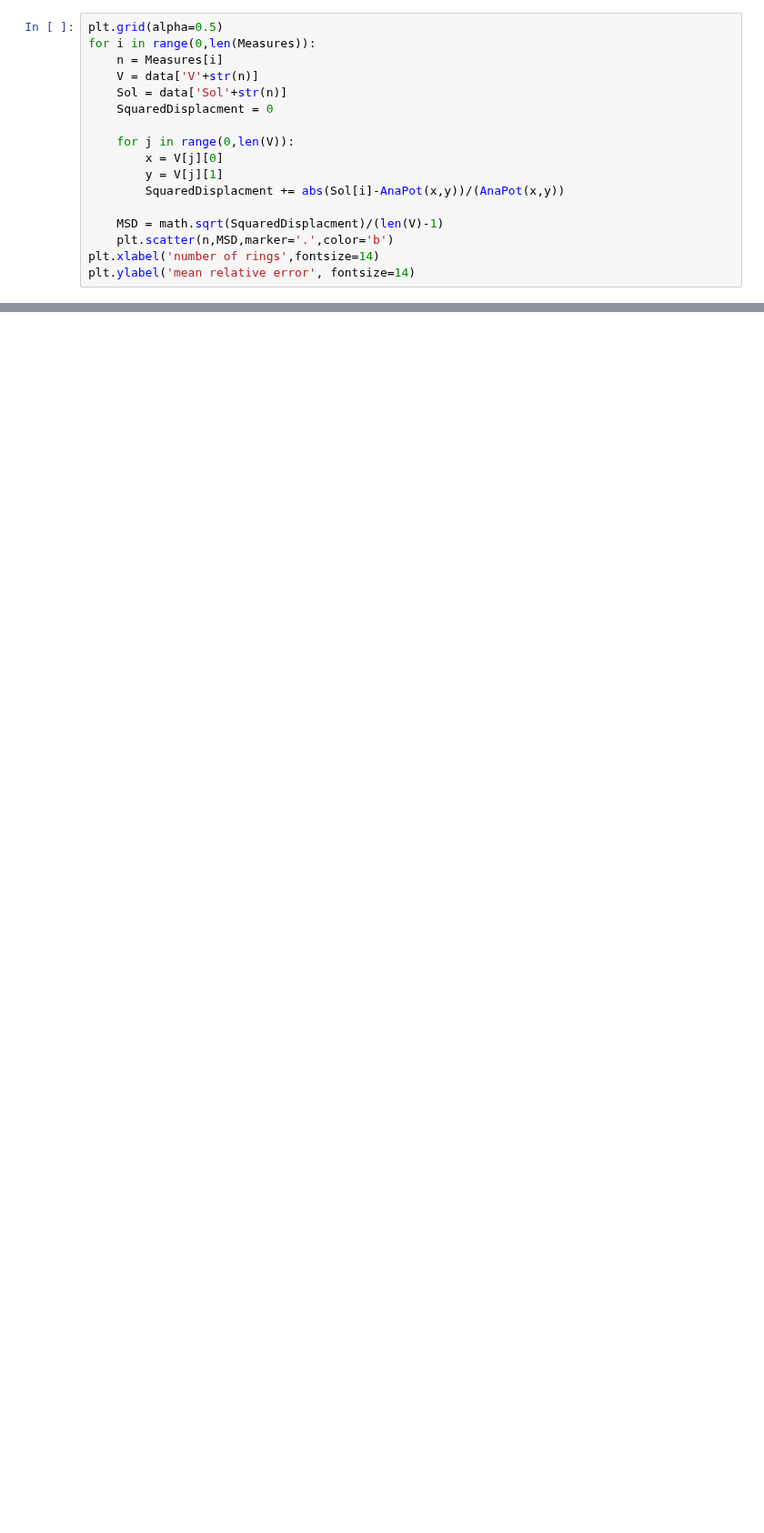
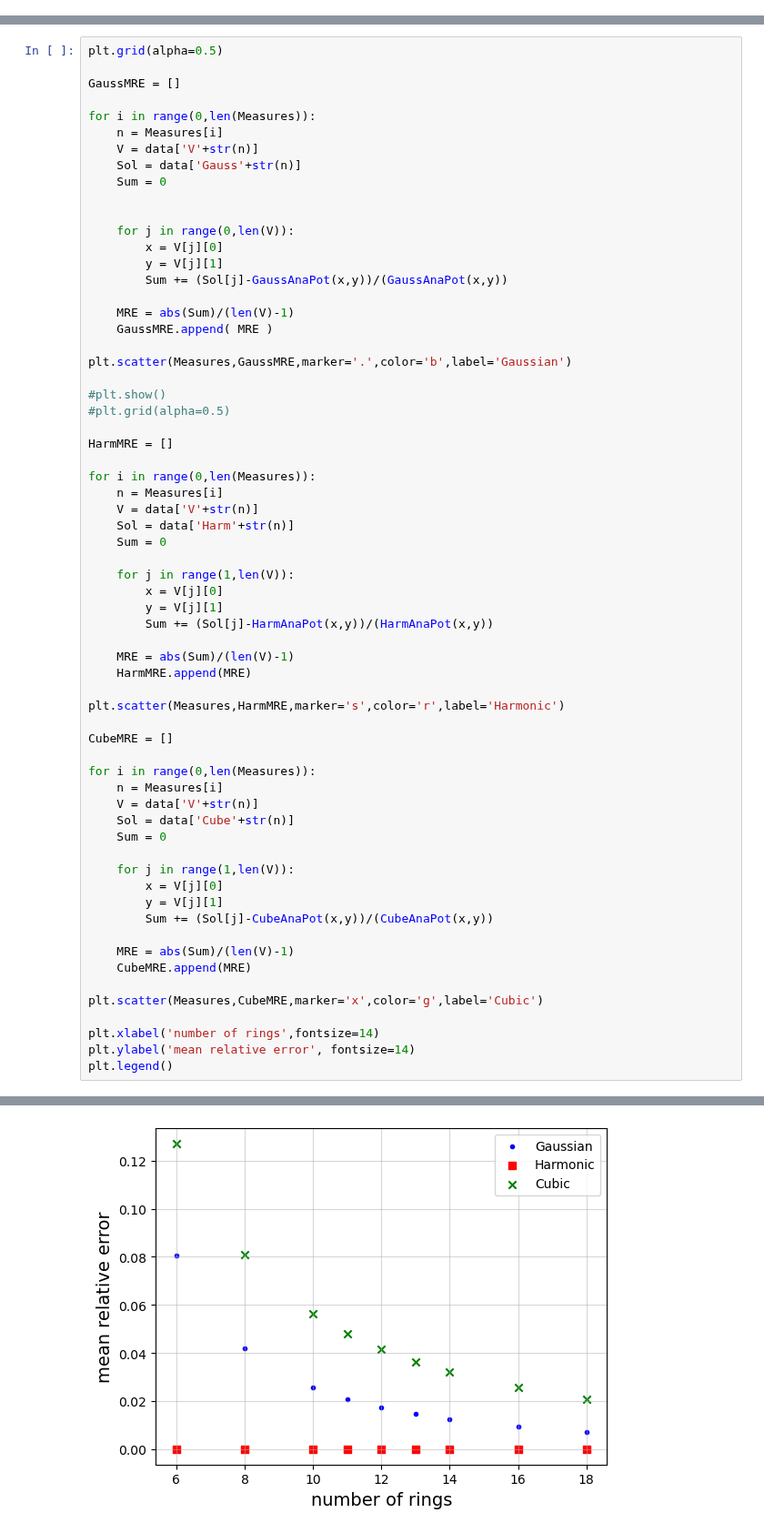
Before and after one commit to JaNiebu/BT_DECinPhysics, a Jupyter notebook: Convergence.ipynb, the cells around one changed output, grey strips where cells are left out. Shown at 91% size. Cells and saved outputs as stored; diff of their text form; blank space fills up the shorter version.

```diff
--- a/Convergence.ipynb
+++ b/Convergence.ipynb
@@ -48,17 +108,0 @@ for i in range(0,len(Measures)):
-# %%
-plt.grid(alpha=0.5)
-for i in range(0,len(Measures)):
-    n = Measures[i]
-    V = data['V'+str(n)]
-    Sol = data['Sol'+str(n)]
-    SquaredDisplacment = 0
-
-    for j in range(0,len(V)):
-        x = V[j][0]
-        y = V[j][1]
-        SquaredDisplacment += abs(Sol[i]-AnaPot(x,y))/(AnaPot(x,y))
-
-    MSD = math.sqrt(SquaredDisplacment)/(len(V)-1)
-    plt.scatter(n,MSD,marker='.',color='b')
-plt.xlabel('number of rings',fontsize=14)
-plt.ylabel('mean relative error', fontsize=14)
@@ -67,0 +109,65 @@ Text(0, 0.5, 'mean relative error')
+# %%
+plt.grid(alpha=0.5)
+
+GaussMRE = []
+
+for i in range(0,len(Measures)):
+    n = Measures[i]
+    V = data['V'+str(n)]
+    Sol = data['Gauss'+str(n)]
+    Sum = 0
+
+
+    for j in range(0,len(V)):
+        x = V[j][0]
+        y = V[j][1]
+        Sum += (Sol[j]-GaussAnaPot(x,y))/(GaussAnaPot(x,y))
+
+    MRE = abs(Sum)/(len(V)-1)
+    GaussMRE.append( MRE )
+
+plt.scatter(Measures,GaussMRE,marker='.',color='b',label='Gaussian')
+
+#plt.show()
+#plt.grid(alpha=0.5)
+
+HarmMRE = []
+
+for i in range(0,len(Measures)):
+    n = Measures[i]
+    V = data['V'+str(n)]
+    Sol = data['Harm'+str(n)]
+    Sum = 0
+
+    for j in range(1,len(V)):
+        x = V[j][0]
+        y = V[j][1]
+        Sum += (Sol[j]-HarmAnaPot(x,y))/(HarmAnaPot(x,y))
+
+    MRE = abs(Sum)/(len(V)-1)
+    HarmMRE.append(MRE)
+
+plt.scatter(Measures,HarmMRE,marker='s',color='r',label='Harmonic')
+
+CubeMRE = []
+
+for i in range(0,len(Measures)):
+    n = Measures[i]
+    V = data['V'+str(n)]
+    Sol = data['Cube'+str(n)]
+    Sum = 0
+
+    for j in range(1,len(V)):
+        x = V[j][0]
+        y = V[j][1]
+        Sum += (Sol[j]-CubeAnaPot(x,y))/(CubeAnaPot(x,y))
+
+    MRE = abs(Sum)/(len(V)-1)
+    CubeMRE.append(MRE)
+
+plt.scatter(Measures,CubeMRE,marker='x',color='g',label='Cubic')
+
+plt.xlabel('number of rings',fontsize=14)
+plt.ylabel('mean relative error', fontsize=14)
+plt.legend()
+# %% [output]
@@ -67,0 +175 @@ Text(0, 0.5, 'mean relative error')
+[figure, added]
```
Also changed, not shown: parts of 4 cells of this notebook, 2 other files.
